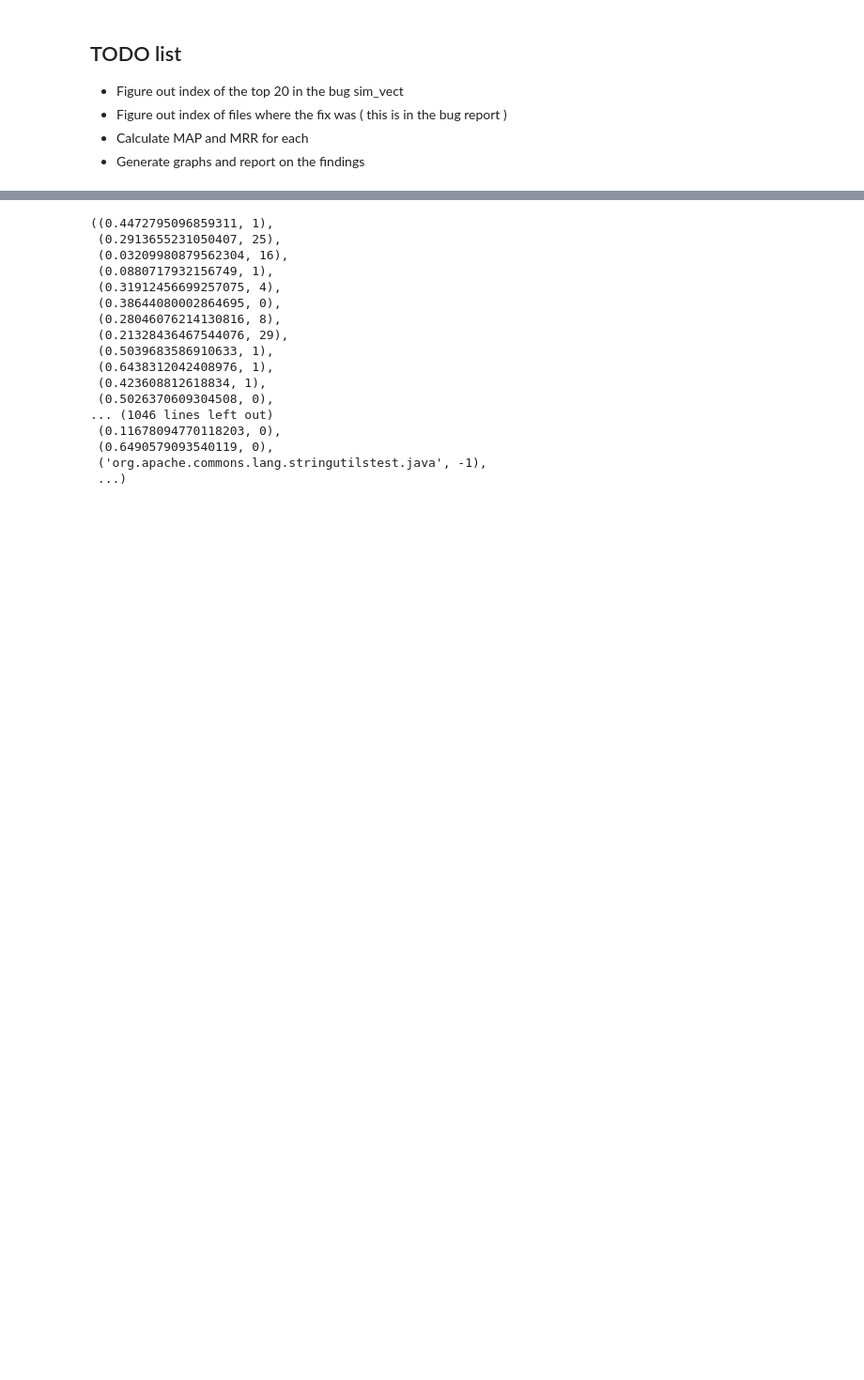
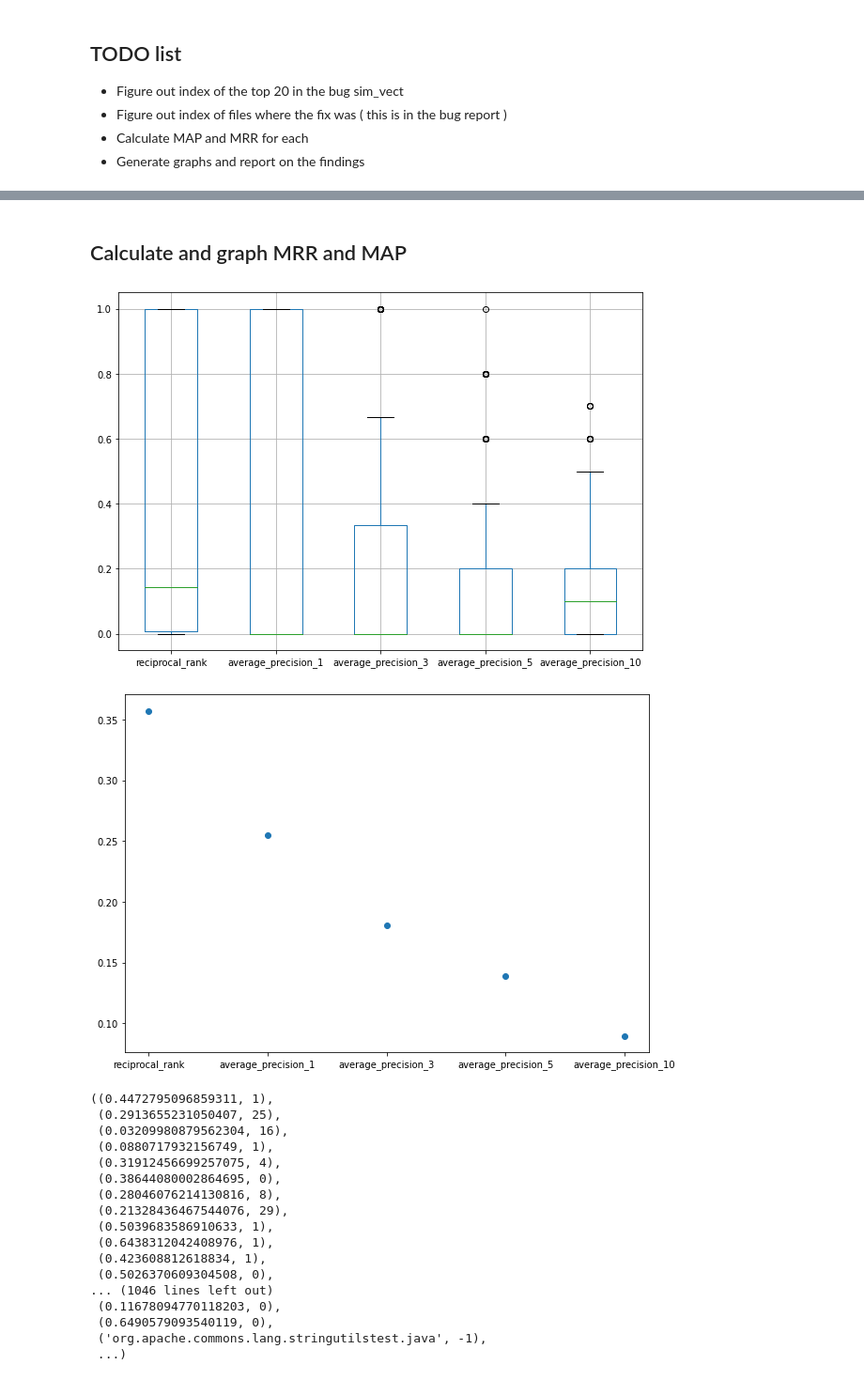
Before and after one commit to avneetgill/ensf544Project, a Jupyter notebook: Project2/Phase1/Phase1.ipynb, the cells around one changed output, grey strips where cells are left out. Shown at 94% size. Drawn from its saved outputs; the diff is of its cells as text; code cells hidden in the pictures; blank space fills up the shorter version.

Commit message:
MAP,MRR,2 charts

```diff
--- a/Project2/Phase1/Phase1.ipynb
+++ b/Project2/Phase1/Phase1.ipynb
@@ -259,7 +259,32 @@ def get_fix_indexes(bug, src):
     return fix_list
 
 
+def average_precision(bug,n=10):
+#checks precision for the top n values. If n is too large then this score loses meaning
+    ap_list = list()
+    for index, row in bug.iterrows():
+        countTrue = 0
+        for i in range(len(row['ranked_sim'])):
+            if i >= n:
+                break
+            # check if source file is actually where bug is located
+            if(row['ranked_sim'][i][1] in row['fix_indexes']):
+                countTrue+=1
+        ap_list.append(countTrue/n)
+    return ap_list
 
+def reciprocal_rank(bug):
+#reciprocal rank is 1/n, where n is the first position of a source file where the bug is located in the ranked_sim column
+    rr_list = list()
+    for index, row in bug.iterrows():
+        rr = 0
+        for i in range(len(row['ranked_sim'])):
+            # check if source file is actually where bug is located
+            if(row['ranked_sim'][i][1] in row['fix_indexes']):
+                rr = 1/(i+1)
+                break
+        rr_list.append(rr)
+    return rr_list
 
 
 def generate_all_scores():
@@ -288,7 +313,12 @@ def generate_all_scores():
         #get location of the fix indexes within the ranked_sim
 
         # CALCULATE THE MAP AND MRR HERE WITH A FUNCTION AND ADD IT TO THE BUGS DATAFRAME
+        bug_df["average_precision_1"] = average_precision(bug_df,1)
+        bug_df["average_precision_3"] = average_precision(bug_df,3)
+        bug_df["average_precision_5"] = average_precision(bug_df,5)
+        bug_df["average_precision_10"] = average_precision(bug_df,10)
 
+        bug_df["reciprocal_rank"] = reciprocal_rank(bug_df)
 
         # maintain a list of all the dataframes
         all_bugs.append(bug_df)
@@ -341,3 +448,20 @@ KeyboardInterrupt:
+# %% [markdown]
+## Calculate and graph MRR and MAP
+# %%
+import matplotlib.pyplot as plt
+def generate_graphs(bugs):
+    # Im not too sure this boxplot is actually useful, at least not for reciprocal_rank and avearge_precision_1
+    important_cols = ["reciprocal_rank","average_precision_1","average_precision_3","average_precision_5","average_precision_10"]
+    boxplot = bugs.boxplot(column=important_cols,figsize=(10,7))
+    mean_list = list()
+    for col in important_cols:
+        mean_list.append(bugs[col].mean())
+    fig, ax = plt.subplots(figsize=(10,7))
+    ax.scatter(important_cols,mean_list)
+generate_graphs(bugs)
+# %% [output]
+[figure, added]
+[figure, added]
 # %%
 def findBugRanks(bug_vectors, source_codes):
 
```
Also changed, not shown: parts of 3 cells of this notebook.
